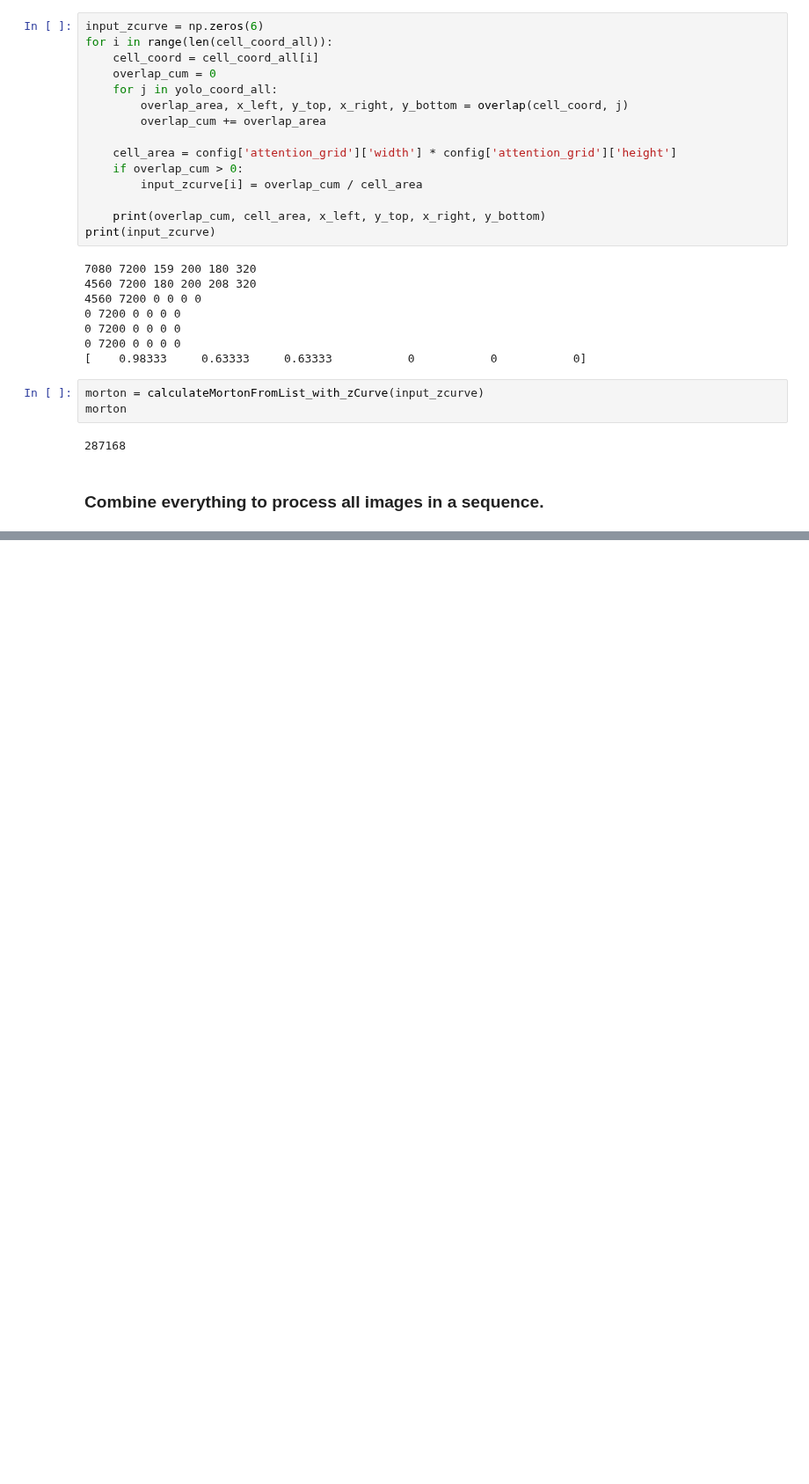
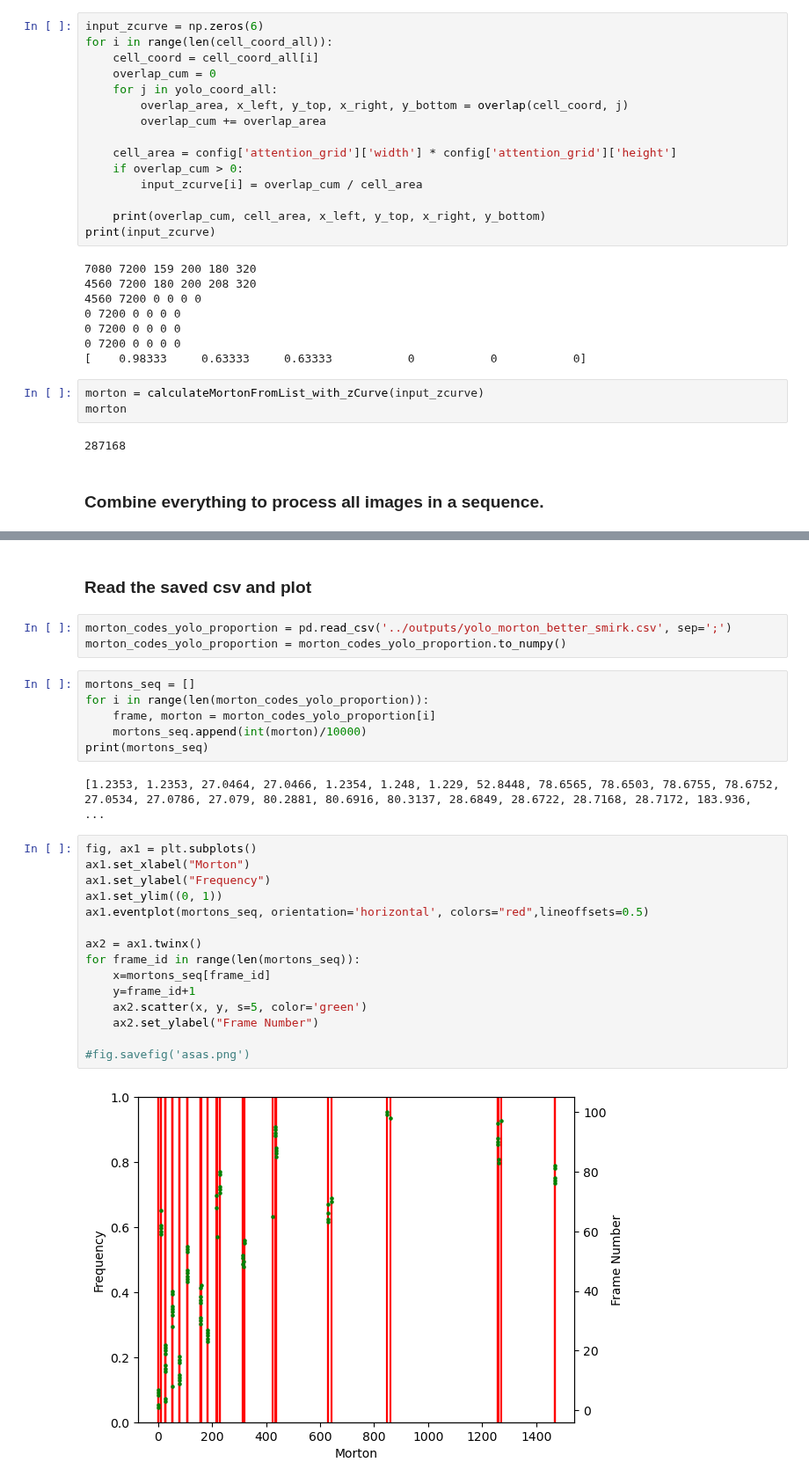
Before and after one commit to Claud1234/PCICF, a Jupyter notebook: ipython/yolo_sfc_betterSMIRK.ipynb, the cells around one changed output, grey strips where cells are left out. Shown at 88% size. Saved outputs shown, nothing was run; the diff lists cells and outputs as text; blank space fills up the shorter version.

```diff
--- a/ipython/yolo_sfc_betterSMIRK.ipynb
+++ b/ipython/yolo_sfc_betterSMIRK.ipynb
@@ -149,0 +203,30 @@ morton
+# %% [markdown]
+### Read the saved csv and plot
+# %%
+morton_codes_yolo_proportion = pd.read_csv('../outputs/yolo_morton_better_smirk.csv', sep=';')
+morton_codes_yolo_proportion = morton_codes_yolo_proportion.to_numpy()
+# %%
+mortons_seq = []
+for i in range(len(morton_codes_yolo_proportion)):
+    frame, morton = morton_codes_yolo_proportion[i]
+    mortons_seq.append(int(morton)/10000)
+print(mortons_seq)
+# %% [output]
+[1.2353, 1.2353, 27.0464, 27.0466, 1.2354, 1.248, 1.229, 52.8448, 78.6565, 78.6503, 78.6755, 78.6752, 27.0534, 27.0786, 27.079, 80.2881, 80.6916, 80.3137, 28.6849, 28.6722, 28.7168, 28.7172, 183.936,  ...
+# %%
+fig, ax1 = plt.subplots()
+ax1.set_xlabel("Morton")
+ax1.set_ylabel("Frequency")
+ax1.set_ylim((0, 1))
+ax1.eventplot(mortons_seq, orientation='horizontal', colors="red",lineoffsets=0.5)
+
+ax2 = ax1.twinx()
+for frame_id in range(len(mortons_seq)):
+    x=mortons_seq[frame_id]
+    y=frame_id+1
+    ax2.scatter(x, y, s=5, color='green')
+    ax2.set_ylabel("Frame Number")
+
+#fig.savefig('asas.png')
+# %% [output]
+[figure, added]
```
Also changed, not shown: parts of 1 cell of this notebook, 3 other files.
